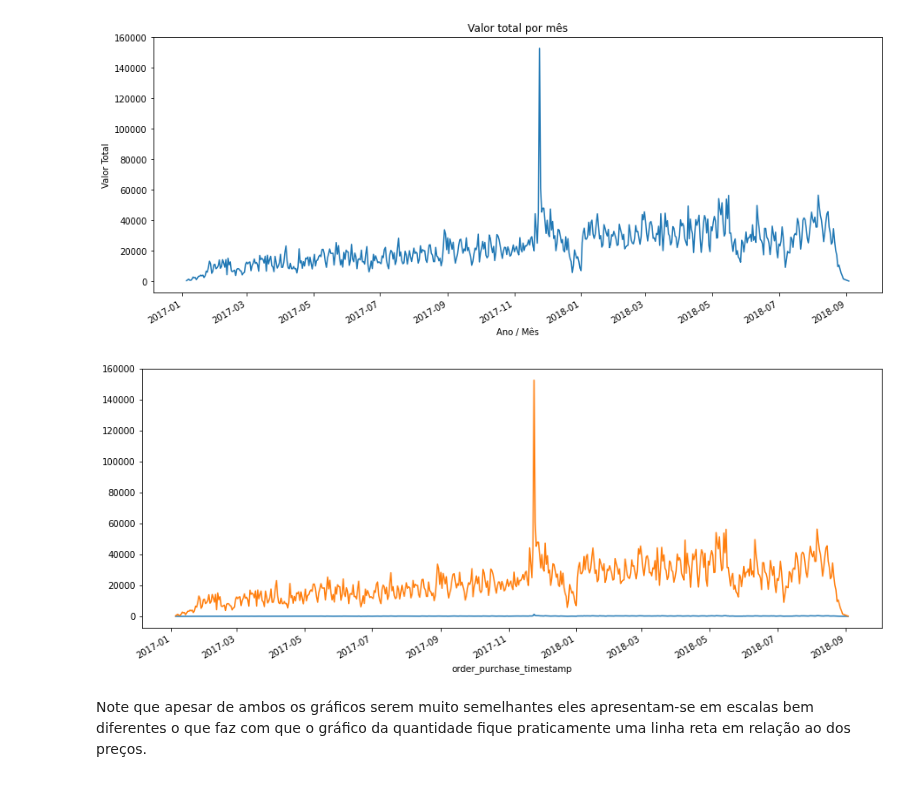
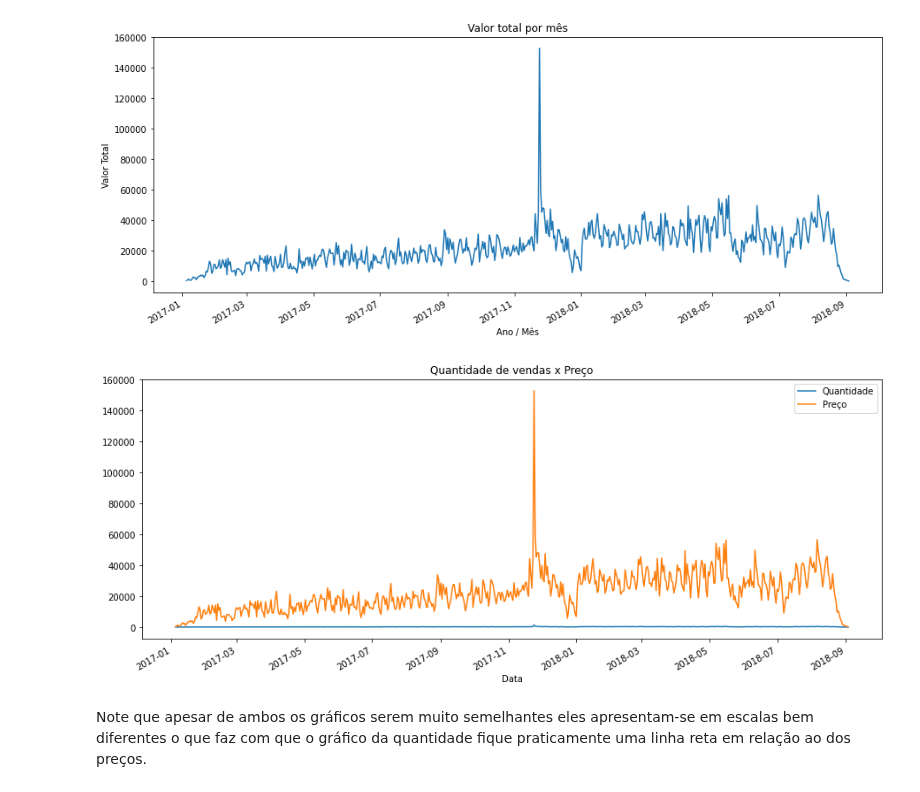
Before and after one commit to smalvar/olist-e-commerce, a Jupyter notebook: time_series_analysis_testes.ipynb, the cells around one changed output. Drawn from its saved outputs; the diff is of its cells as text; code cells hidden in the pictures.

Commit message:
Add title, legend and xlabel to comparative plot

```diff
--- a/time_series_analysis_testes.ipynb
+++ b/time_series_analysis_testes.ipynb
@@ -248,11 +254,14 @@ plt.show()
 [figure]
 # %%
 # Plotando ambos os gráficos juntos
-df_group_quant.plot(figsize=(15,6))
-df_group_price.plot(figsize=(15,6))
+df_group_quant.plot(figsize=(15,6), label='Quantidade')
+df_group_price.plot(figsize=(15,6), label='Preço')
+plt.title('Quantidade de vendas x Preço')
+plt.xlabel('Data')
+plt.legend(loc='best')
 plt.show()
 # %% [output]
-[figure, old version]
+[figure, new version]
 # %% [markdown]
 Note que apesar de ambos os gráficos serem muito semelhantes eles apresentam-se em escalas bem diferentes o que faz com que o gráfico da quantidade fique praticamente uma linha reta em relação ao dos preços.
 # %% [markdown]
```
Also changed, not shown: parts of 3 cells of this notebook.
